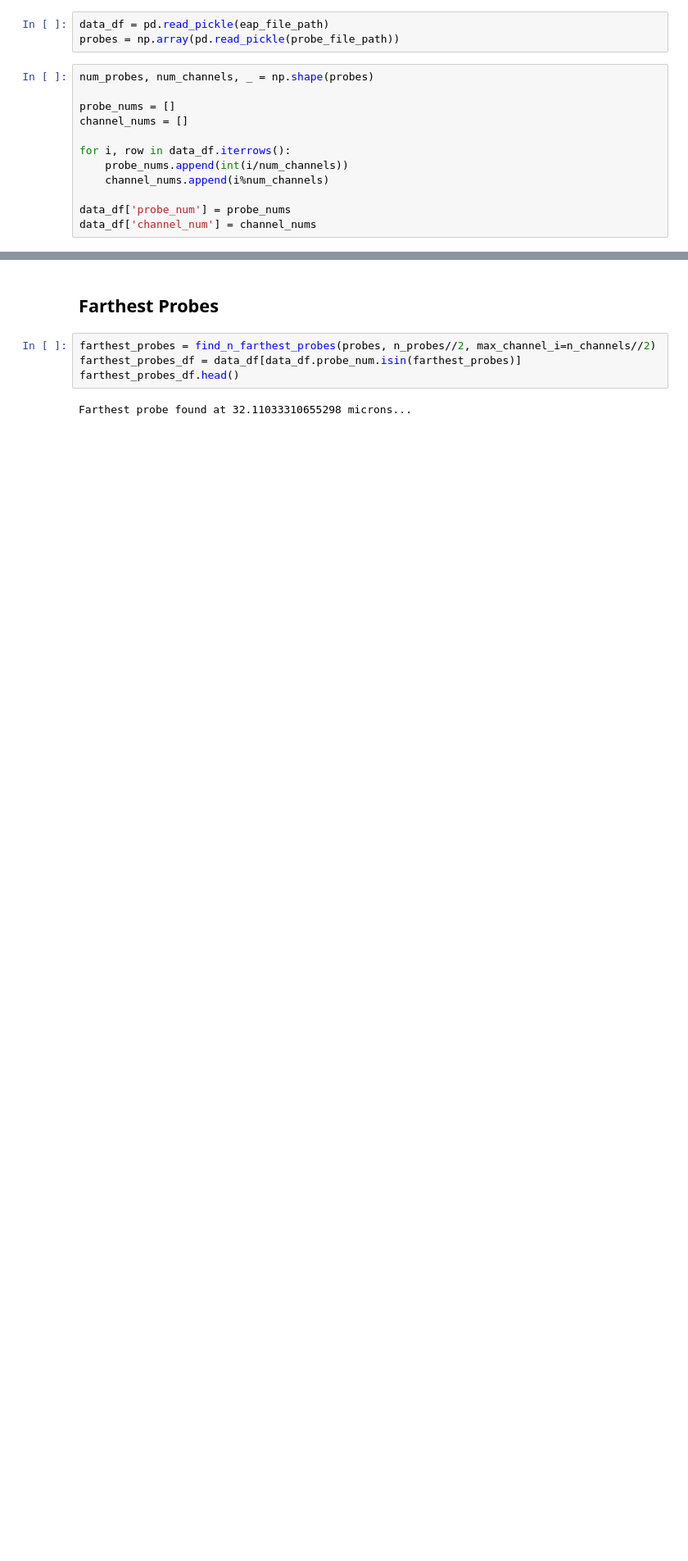
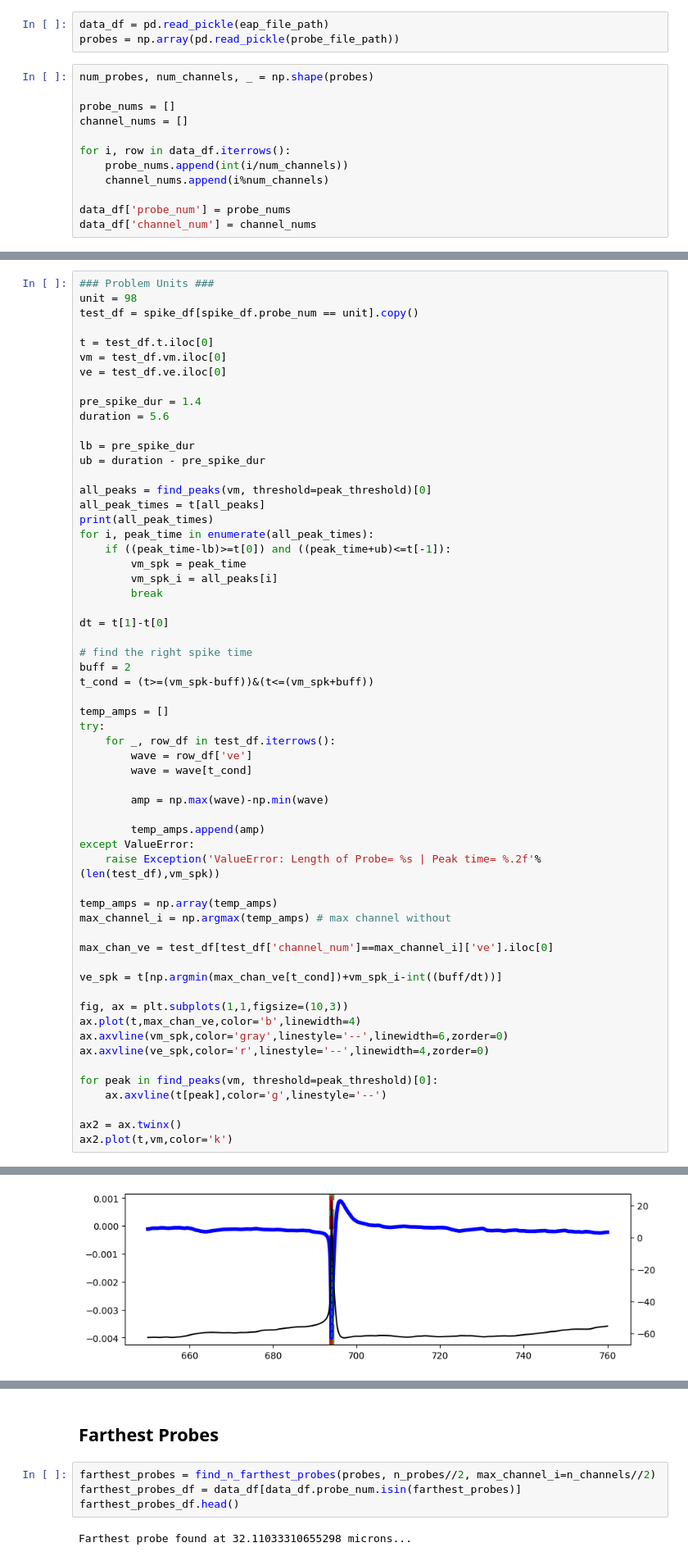
Before and after one commit to kedoxey/PyramidalCellSimulations, a Jupyter notebook: notebooks/figures/plot_linear_probes.ipynb, the cells around one changed output, grey strips where cells are left out. Shown: that part at 82% size. Saved outputs shown, nothing was run; the diff lists cells and outputs as text; blank space fills up the shorter version.

```diff
--- a/notebooks/figures/plot_linear_probes.ipynb
+++ b/notebooks/figures/plot_linear_probes.ipynb
@@ -169,0 +189,60 @@ for probe in range(n_probes):
+# %%
+### Problem Units ###
+unit = 98
+test_df = spike_df[spike_df.probe_num == unit].copy()
+
+t = test_df.t.iloc[0]
+vm = test_df.vm.iloc[0]
+ve = test_df.ve.iloc[0]
+
+pre_spike_dur = 1.4
+duration = 5.6
+
+lb = pre_spike_dur
+ub = duration - pre_spike_dur
+
+all_peaks = find_peaks(vm, threshold=peak_threshold)[0]
+all_peak_times = t[all_peaks]
+print(all_peak_times)
+for i, peak_time in enumerate(all_peak_times):
+    if ((peak_time-lb)>=t[0]) and ((peak_time+ub)<=t[-1]):
+        vm_spk = peak_time
+        vm_spk_i = all_peaks[i]
+        break
+
+dt = t[1]-t[0]
+
+# find the right spike time
+buff = 2
+t_cond = (t>=(vm_spk-buff))&(t<=(vm_spk+buff))
+
+temp_amps = []
+try:
+    for _, row_df in test_df.iterrows():
+        wave = row_df['ve']
+        wave = wave[t_cond]
+
+        amp = np.max(wave)-np.min(wave)
+
+        temp_amps.append(amp)
+except ValueError:
+    raise Exception('ValueError: Length of Probe= %s | Peak time= %.2f'%(len(test_df),vm_spk))
+
+temp_amps = np.array(temp_amps)
+max_channel_i = np.argmax(temp_amps) # max channel without
+
+max_chan_ve = test_df[test_df['channel_num']==max_channel_i]['ve'].iloc[0]
+
+ve_spk = t[np.argmin(max_chan_ve[t_cond])+vm_spk_i-int((buff/dt))]
+
+fig, ax = plt.subplots(1,1,figsize=(10,3))
+ax.plot(t,max_chan_ve,color='b',linewidth=4)
+ax.axvline(vm_spk,color='gray',linestyle='--',linewidth=6,zorder=0)
+ax.axvline(ve_spk,color='r',linestyle='--',linewidth=4,zorder=0)
+
+for peak in find_peaks(vm, threshold=peak_threshold)[0]:
+    ax.axvline(t[peak],color='g',linestyle='--')
+
+ax2 = ax.twinx()
+ax2.plot(t,vm,color='k')
+# %% [output]
@@ -170,3 +251,4 @@ for probe in range(n_probes):
+[figure, added]
 # %%
 def find_n_closest_probes(probes, n_closest, max_channel_i = 25):
 
```
Also changed, not shown: parts of 38 cells of this notebook, 2 other files.
